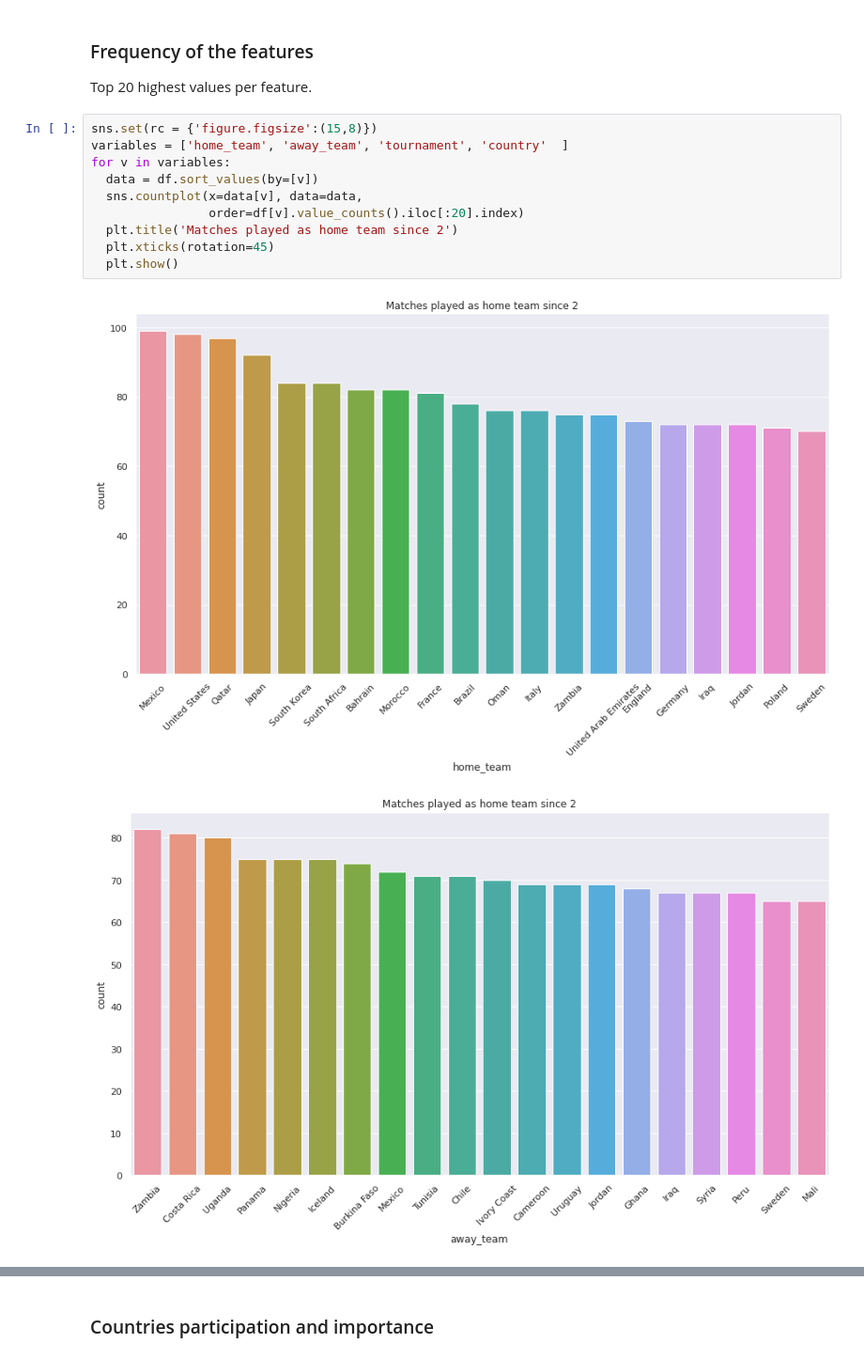
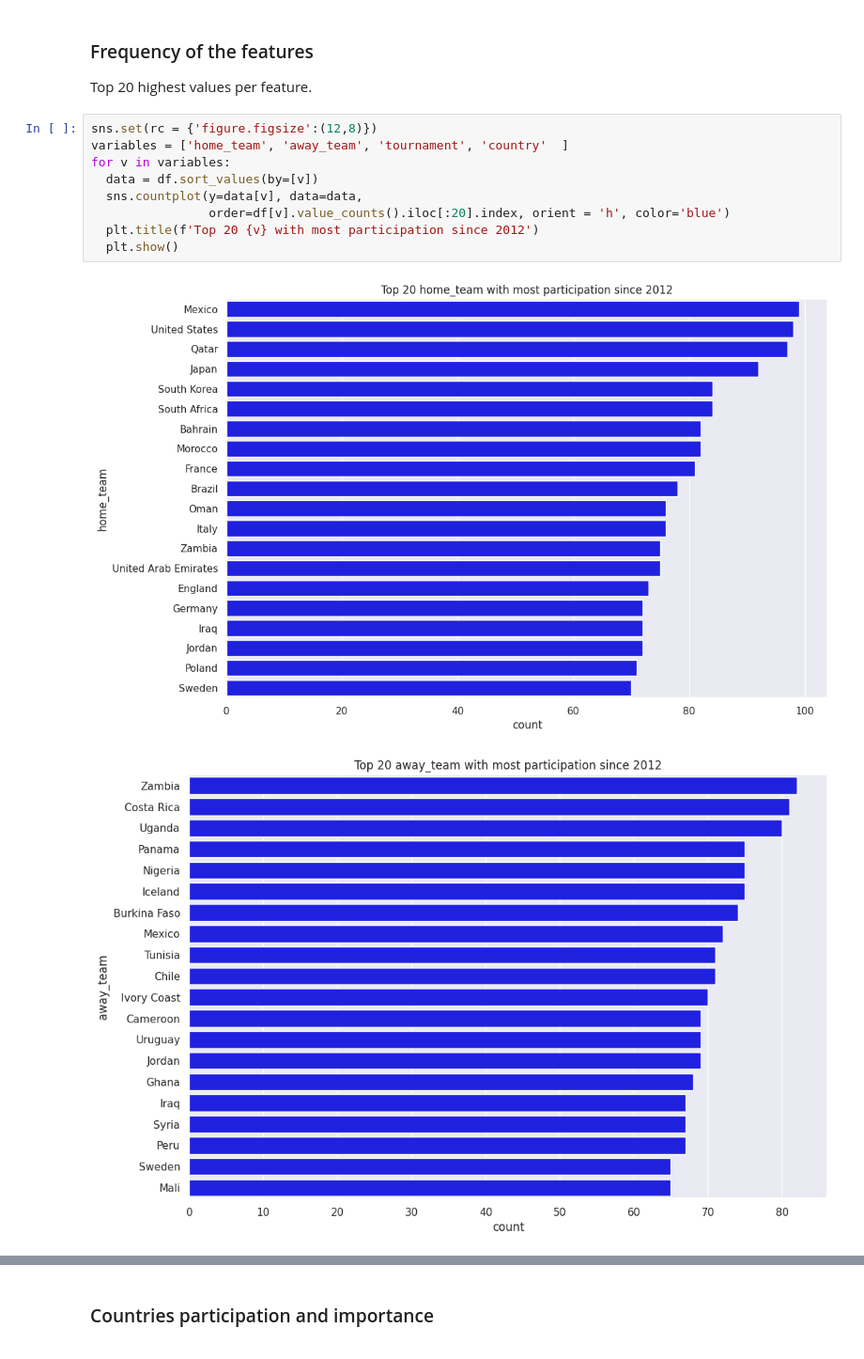
Before and after one commit to jgayosof/25.final_project, a Jupyter notebook: src/final_project.ipynb, the cells around one changed output, grey strips where cells are left out. Shown: that part at 94% size. Cells and saved outputs as stored; diff of their text form.

Commit message:
improvement on the plots

```diff
--- a/src/final_project.ipynb
+++ b/src/final_project.ipynb
@@ -310,15 +310,14 @@ memory usage: 668.5+ KB
 
 Top 20 highest values per feature.
 # %%
-sns.set(rc = {'figure.figsize':(15,8)})
+sns.set(rc = {'figure.figsize':(12,8)})
 variables = ['home_team', 'away_team', 'tournament', 'country'  ]
 for v in variables:
   data = df.sort_values(by=[v])
-  sns.countplot(x=data[v], data=data,
-                order=df[v].value_counts().iloc[:20].index)
-  plt.title('Matches played as home team since 2')
-  plt.xticks(rotation=45)
+  sns.countplot(y=data[v], data=data,
+                order=df[v].value_counts().iloc[:20].index, orient = 'h', color='blue')
+  plt.title(f'Top 20 {v} with most participation since 2012')
   plt.show()
 # %% [output]
-[figure, old version]
+[figure, new version]
-[figure, old version]
+[figure, new version]
```
Also changed, not shown: parts of 16 cells of this notebook.
